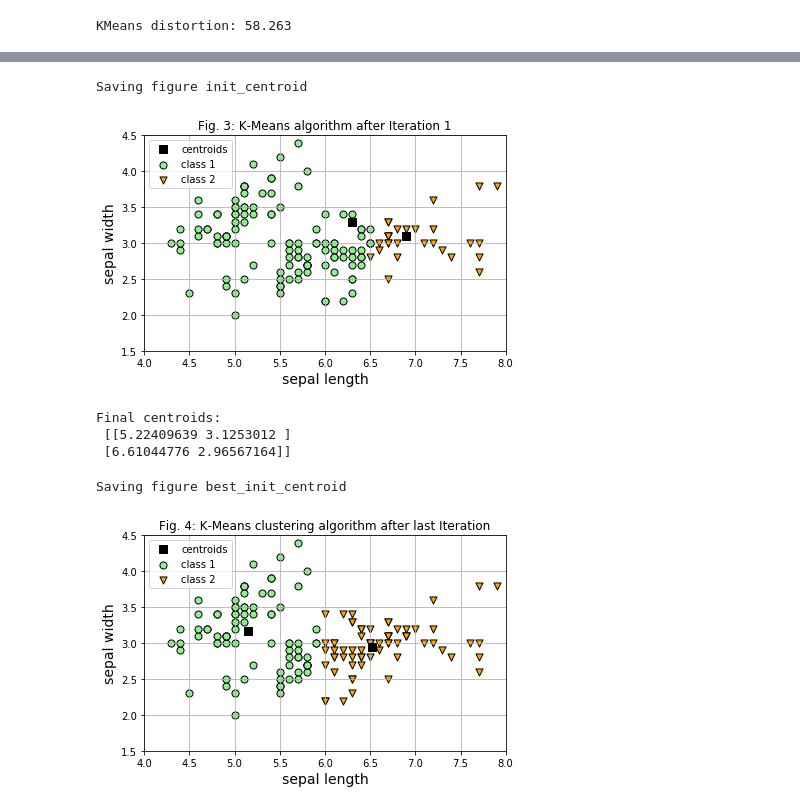
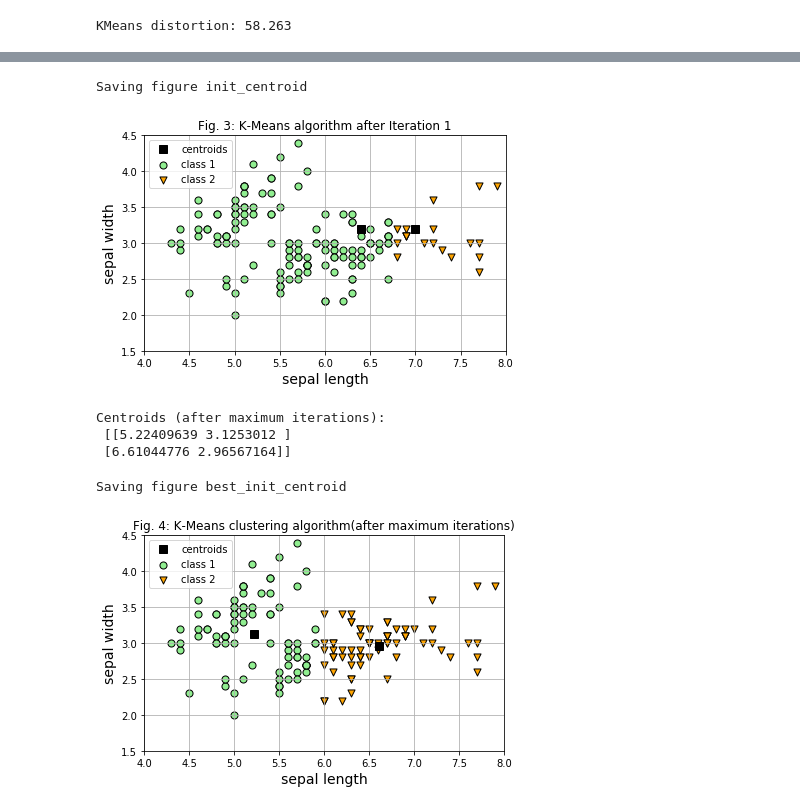
Before and after one commit to csikasote/CSC4792-2019, a Jupyter notebook: clustering/kmeans/kMeans.ipynb, the cells around one changed output, grey strips where cells are left out. Drawn from its saved outputs; the diff is of its cells as text; code cells hidden in the pictures.

```diff
--- a/clustering/kmeans/kMeans.ipynb
+++ b/clustering/kmeans/kMeans.ipynb
@@ -110,7 +110,7 @@ Distortion (at initial centroid): 57.982406042078765
 plt.figure(3)
 plt.title('Fig. 3: K-Means algorithm after Iteration 1')
 # Run K-means with computed initial centroids (single-loop)
-centroids, idx = kmeans_model(X, initial_centroids, max_iters=1)
+idx = find_closest_centroids(X,initial_centroids)
 plot_clusters(X,idx)
 plt.plot(initial_centroids[:,0], initial_centroids[:,1], 's',color='black',markersize=8,label="centroids")
 plt.axis([4.0,8.0,1.5,4.5])
@@ -119,23 +119,23 @@ save_fig("init_centroid")
 plt.show()
 # %% [output]
 Saving figure init_centroid
-[figure, old version]
+[figure, new version]
 # %%
-centroid, idx = kmeans_model(X, initial_centroids, max_iters=10)
-print("Final centroids:\n",centroid)
+centroids, idx = kmeans_model(X, initial_centroids, max_iters=10)
+print("Centroids (after maximum iterations):\n",centroids)
 # %% [output]
-Final centroids:
+Centroids (after maximum iterations):
  [[5.22409639 3.1253012 ]
  [6.61044776 2.96567164]]
 # %%
 plt.figure(4)
-plt.title('Fig. 4: K-Means clustering algorithm after last Iteration')
+plt.title('Fig. 4: K-Means clustering algorithm(after maximum iterations)')
 plot_clusters(X,idx)
 plt.plot(centroids[:,0], centroids[:,1], 's',color='black',markersize=8,label="centroids")
 plt.axis([4.0,8.0,1.5,4.5])
 plt.legend()
 save_fig("best_init_centroid")
 plt.show()
 # %% [output]
 Saving figure best_init_centroid
-[figure, old version]
+[figure, new version]
```
Also changed, not shown: parts of 1 cell of this notebook, 3 other files.
